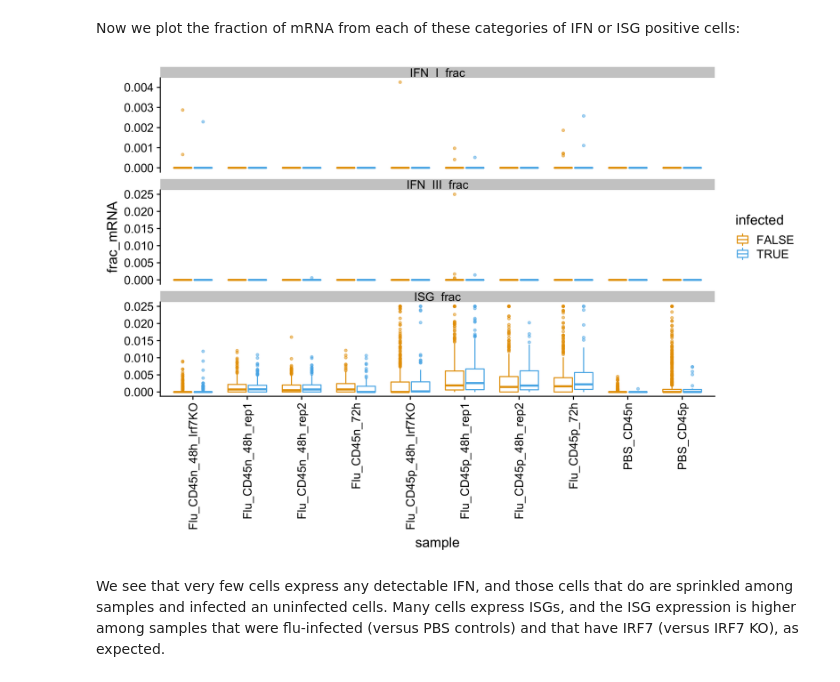
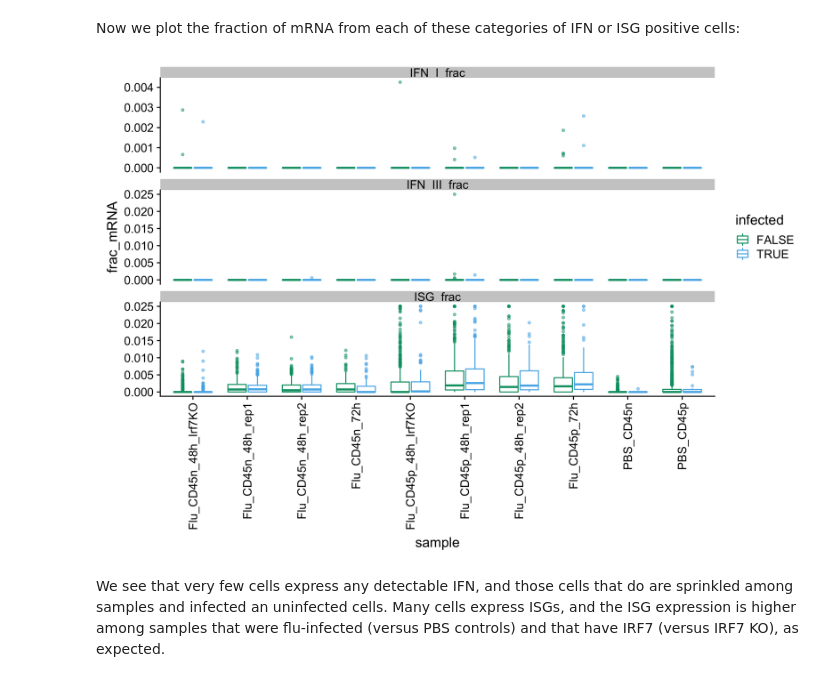
Before and after one commit to jbloomlab/IFNsorted_flu_single_cell, a Jupyter notebook: paper/figures/IFN_stochastic/SteuermanReanalysis/Steuerman_reanalysis.ipynb, the cells around one changed output. Saved outputs shown, nothing was run; the diff lists cells and outputs as text; code cells hidden in the pictures.

```diff
--- a/paper/figures/IFN_stochastic/SteuermanReanalysis/Steuerman_reanalysis.ipynb
+++ b/paper/figures/IFN_stochastic/SteuermanReanalysis/Steuerman_reanalysis.ipynb
@@ -308,20 +307,20 @@ Now we plot the fraction of mRNA from each of these categories of IFN or ISG pos
 # %%
 ymax <- 0.025 # ymax, any points > this shown as this
 
 p_ISG_IFN_frac <- ggplot(
     pData(expr_set) %>%
       select(sample, infected, ISG_frac, IFN_I_frac, IFN_III_frac) %>%
       gather(gene_type, frac_mRNA, ISG_frac, IFN_I_frac, IFN_III_frac) %>%
       mutate(frac_mRNA=pmin(ymax, frac_mRNA)),
     aes(sample, frac_mRNA, color=infected)) +
   geom_boxplot(outlier.color=NULL, outlier.size=1, outlier.alpha=0.5) +
   theme(axis.text.x=element_text(angle=90, hjust=1, vjust=0.5)) +
   facet_wrap(~gene_type, ncol=1, scales='free_y') +
-  scale_color_manual(values=c(cbPalette[2], cbPalette[3]))
+  scale_color_manual(values=c(cbPalette[4], cbPalette[3]))
 
 saveShowPlot(p_ISG_IFN_frac, width=10, height=7)
 # %% [output]
-[figure, old version]
+[figure, new version]
 # %% [markdown]
 We see that very few cells express any detectable IFN, and those cells that do are sprinkled among samples and infected an uninfected cells.
 Many cells express ISGs, and the ISG expression is higher among samples that were flu-infected (versus PBS controls) and that have IRF7 (versus IRF7 KO), as expected.
```
Also changed, not shown: parts of 10 cells of this notebook, 4 other files.
